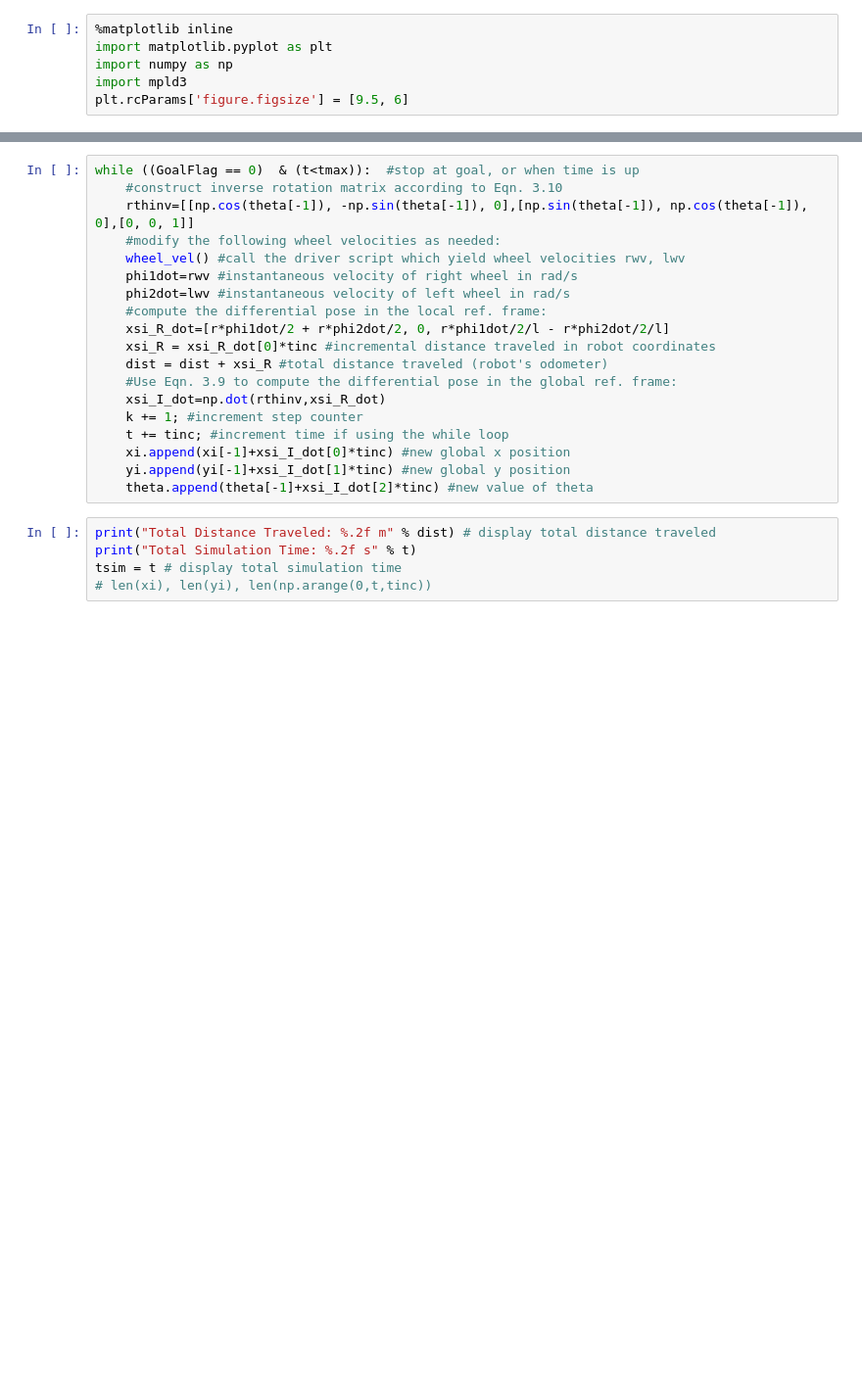
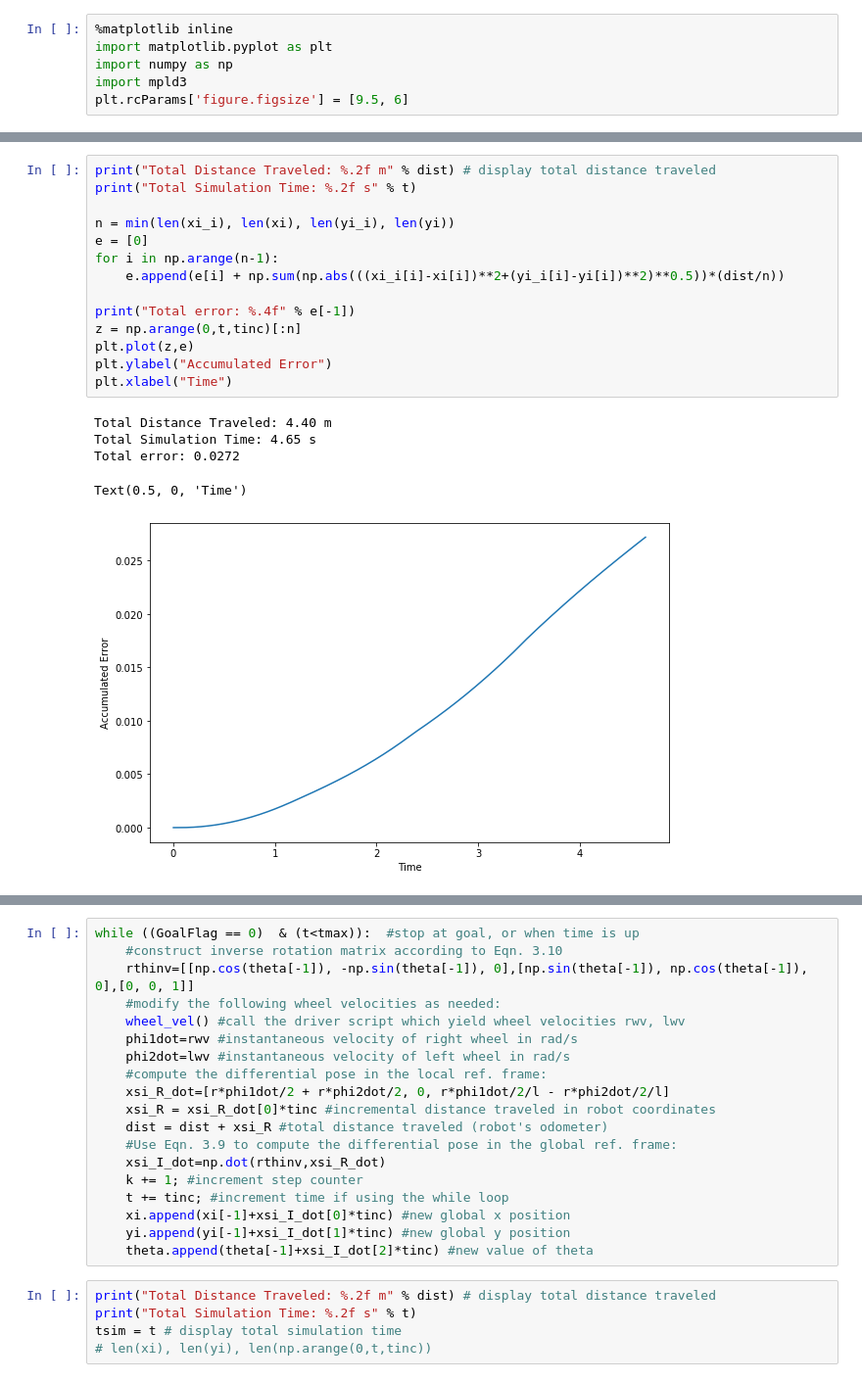
Before and after one commit to rafaelbidese/ddmr-simulator, a Jupyter notebook: ddmr_simulator.ipynb, the cells around one changed output, grey strips where cells are left out. Shown at 98% size. Drawn from its saved outputs; the diff is of its cells as text; blank space fills up the shorter version.

Commit message:
Added trajectories and error accumulation

```diff
--- a/ddmr_simulator.ipynb
+++ b/ddmr_simulator.ipynb
@@ -74,0 +138,20 @@ def wheel_vel():
+# %%
+print("Total Distance Traveled: %.2f m" % dist) # display total distance traveled
+print("Total Simulation Time: %.2f s" % t)
+
+n = min(len(xi_i), len(xi), len(yi_i), len(yi))
+e = [0]
+for i in np.arange(n-1):
+    e.append(e[i] + np.sum(np.abs(((xi_i[i]-xi[i])**2+(yi_i[i]-yi[i])**2)**0.5))*(dist/n))
+
+print("Total error: %.4f" % e[-1])
+z = np.arange(0,t,tinc)[:n]
+plt.plot(z,e)
+plt.ylabel("Accumulated Error")
+plt.xlabel("Time")
+# %% [output]
+Total Distance Traveled: 4.40 m
+Total Simulation Time: 4.65 s
+Total error: 0.0272
+Text(0.5, 0, 'Time')
+[figure, added]
```
Also changed, not shown: parts of 14 cells of this notebook.
